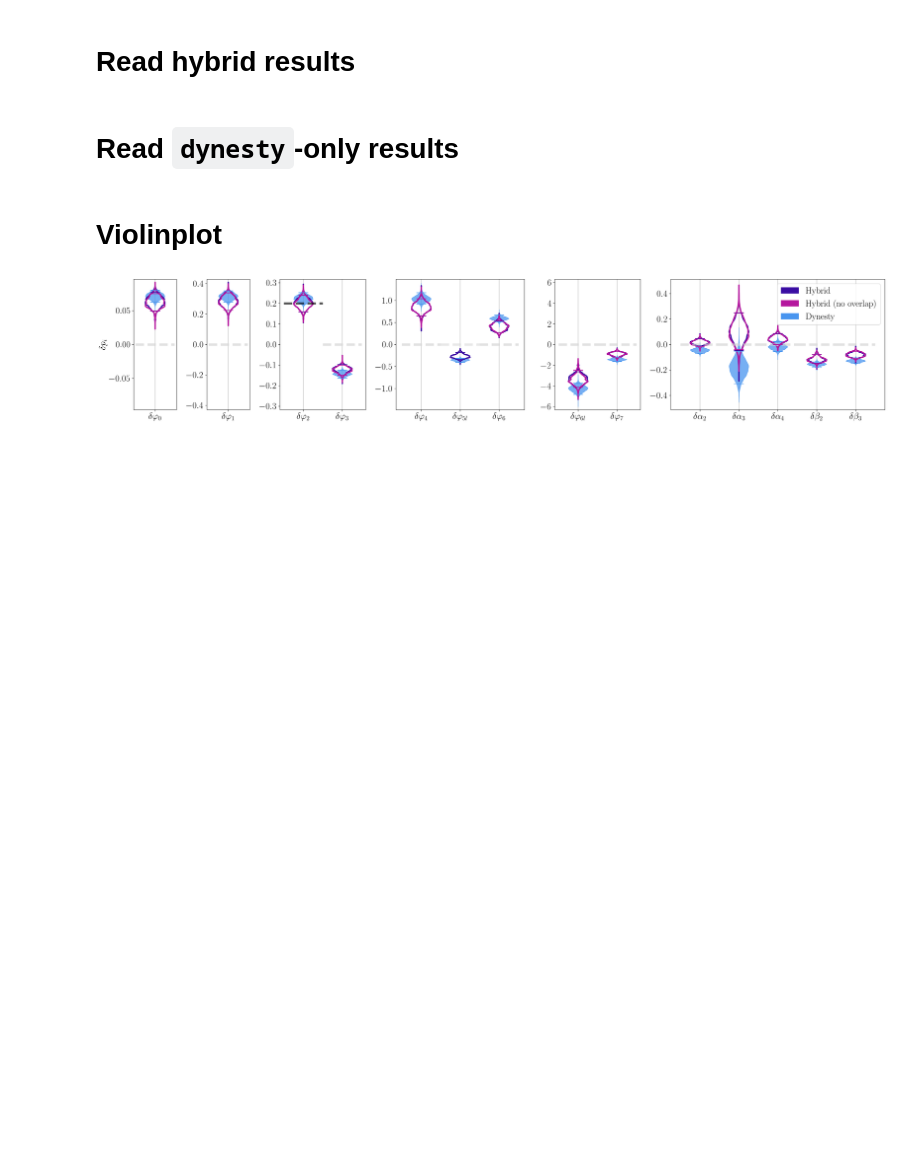
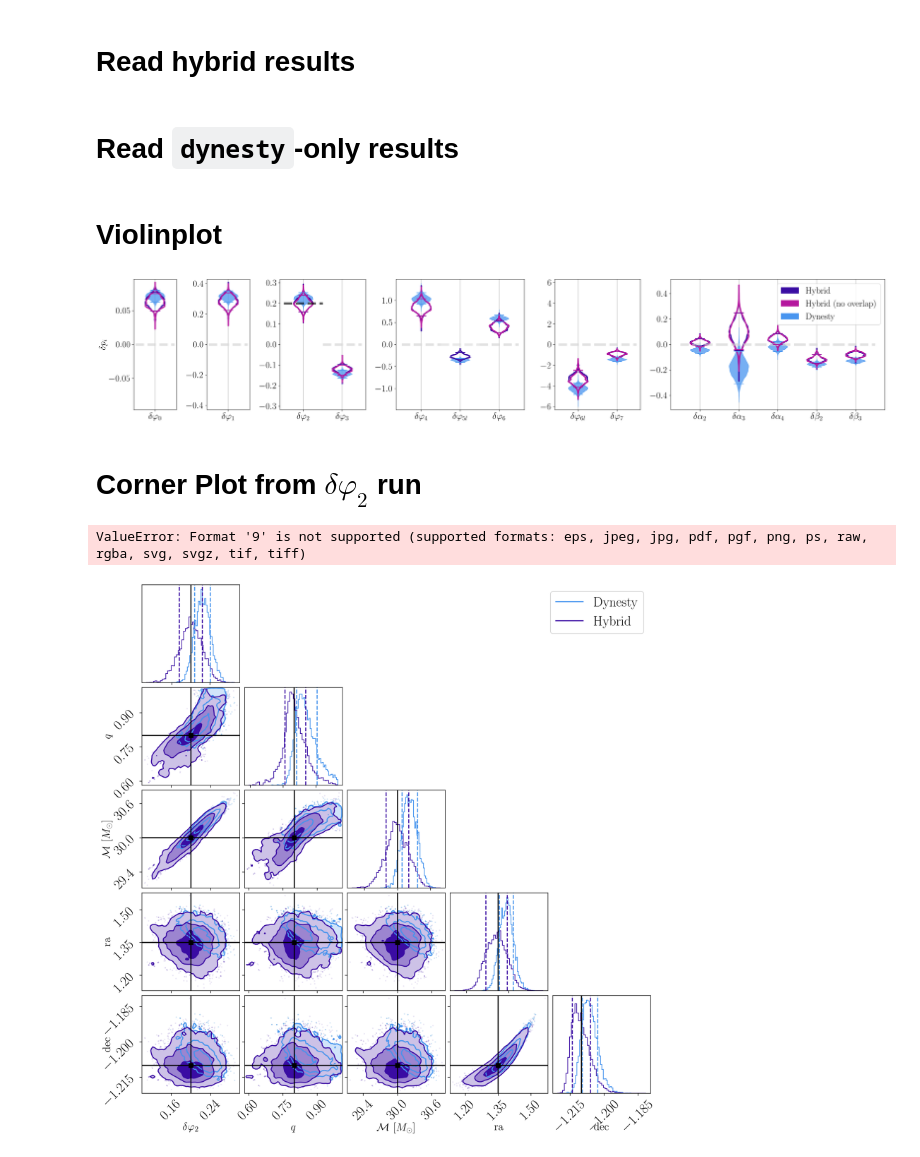
Before and after one commit to noahewolfe/tgr-hybrid-sampling, a Jupyter notebook: high-snr-injection.ipynb, the cells around one changed output. Drawn from its saved outputs; the diff is of its cells as text; code cells hidden in the pictures; blank space fills up the shorter version.

Commit message:
Added corner plot comparing hybrid and dynesty results for d_phi_2 estimation

```diff
--- a/high-snr-injection.ipynb
+++ b/high-snr-injection.ipynb
@@ -30,6 +30,7 @@ dpi_vals = dict(
 )
 
 chirp_mass = 30
+mass_ratio = 0.8
 # %%
 def dpi_key_to_label(key):
     """ Helper method to convert dpi names in bilby labels, prior files, etc.
@@ -165,3 +166,27 @@ axes[-1].legend(
 plt.tight_layout()
 # %% [output]
 [figure]
+# %% [markdown]
+# Corner Plot from $\delta \varphi_2$ run
+# %%
+res_hybrid  = dpi_runs[("d_phi_2", "0.9", "hybrid")]
+res_dynesty = dpi_runs[("d_phi_2", "0.0", "dynesty")]
+
+bilby.core.result.plot_multiple(
+    [res_dynesty, res_hybrid],
+    labels = ["Dynesty", "Hybrid"],
+    colours = ["#4895ef", "#3a0ca3"],
+    parameters = dict(
+        d_phi_2 = dpi_vals["d_phi_2"],
+        mass_ratio = mass_ratio,
+        chirp_mass = chirp_mass,
+        ra = 1.35,
+        dec = -1.21
+    ),
+    titles = False,
+    truth_color = "black",
+    dpi = 300
+)
+# %% [output]
+ValueError: Format '9' is not supported (supported formats: eps, jpeg, jpg, pdf, pgf, png, ps, raw, rgba, svg, svgz, tif, tiff)
+[figure, added]
```
